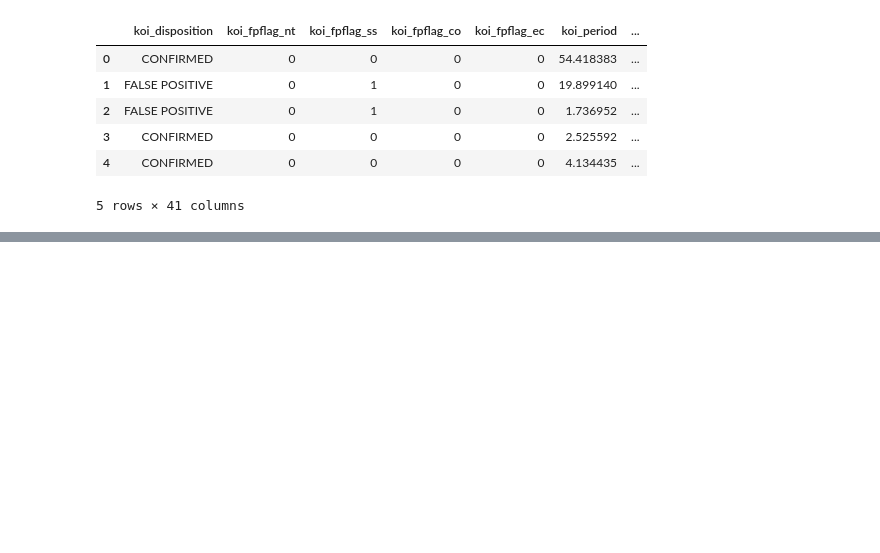
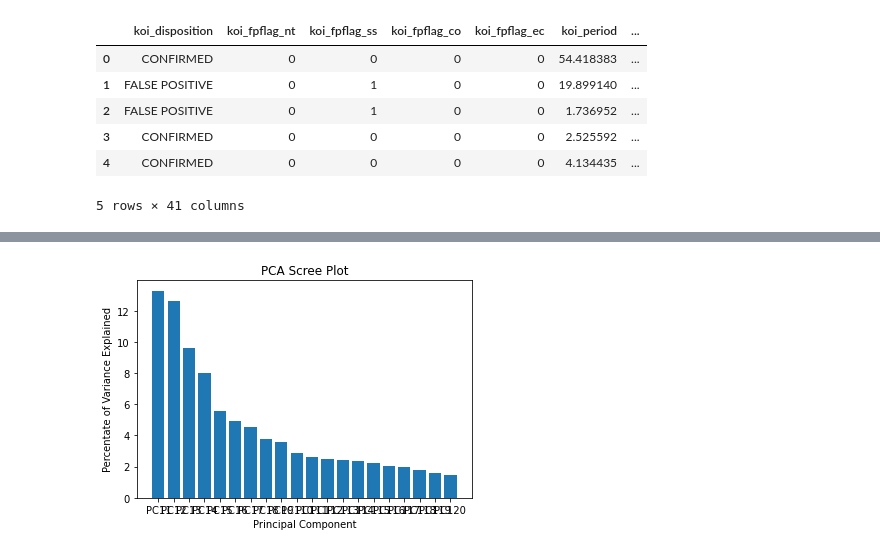
Before and after one commit to Momoyactly/machine-learning-challenge, a Jupyter notebook: Resources/PCA.ipynb, the cells around one changed output, grey strips where cells are left out. Cells and saved outputs as stored; diff of their text form; code cells hidden in the pictures; blank space fills up the shorter version.

```diff
--- a/Resources/PCA.ipynb
+++ b/Resources/PCA.ipynb
@@ -30,0 +19,3 @@ df[df.kepid.duplicated()]
+# %%
+X = df.drop(columns=['koi_disposition'])
+X.head()
@@ -30,0 +30,7 @@ df[df.kepid.duplicated()]
+# %%
+X = StandardScaler().fit_transform(X)
+n_components = 20
+pca = PCA(n_components=n_components)
+principalComponents = pca.fit_transform(X)
+principalDataframe = pd.DataFrame(data = principalComponents,columns=[f'PC{i}' for i in range(1,n_components+1)])
+principalDataframe.head()
@@ -30,0 +56,10 @@ df[df.kepid.duplicated()]
+# %%
+percent_variance = np.round(pca.explained_variance_ratio_* 100, decimals =2)
+columns = [f'PC1{i}' for i in range(1,n_components+1)]
+plt.bar(x= range(1,n_components+1), height=percent_variance, tick_label=columns)
+plt.ylabel('Percentate of Variance Explained')
+plt.xlabel('Principal Component')
+plt.title('PCA Scree Plot')
+plt.show()
+# %% [output]
+[figure, added]
```
Also changed, not shown: parts of 9 cells of this notebook.
